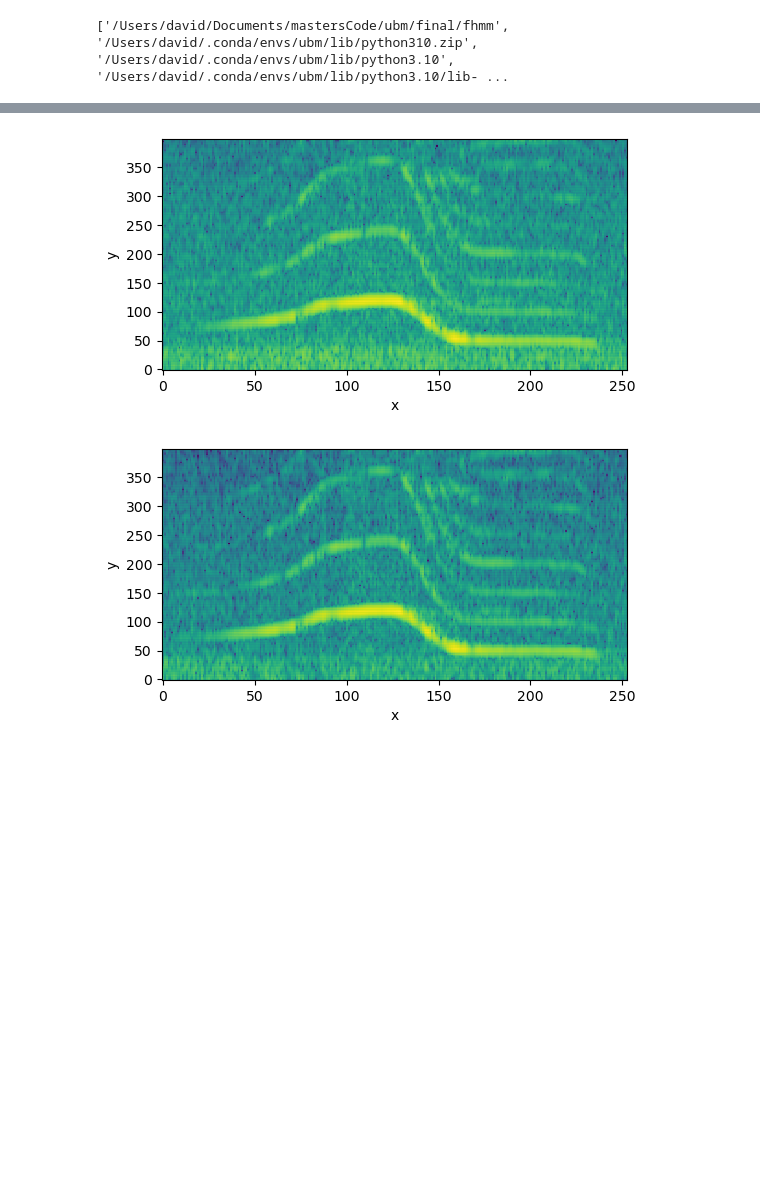
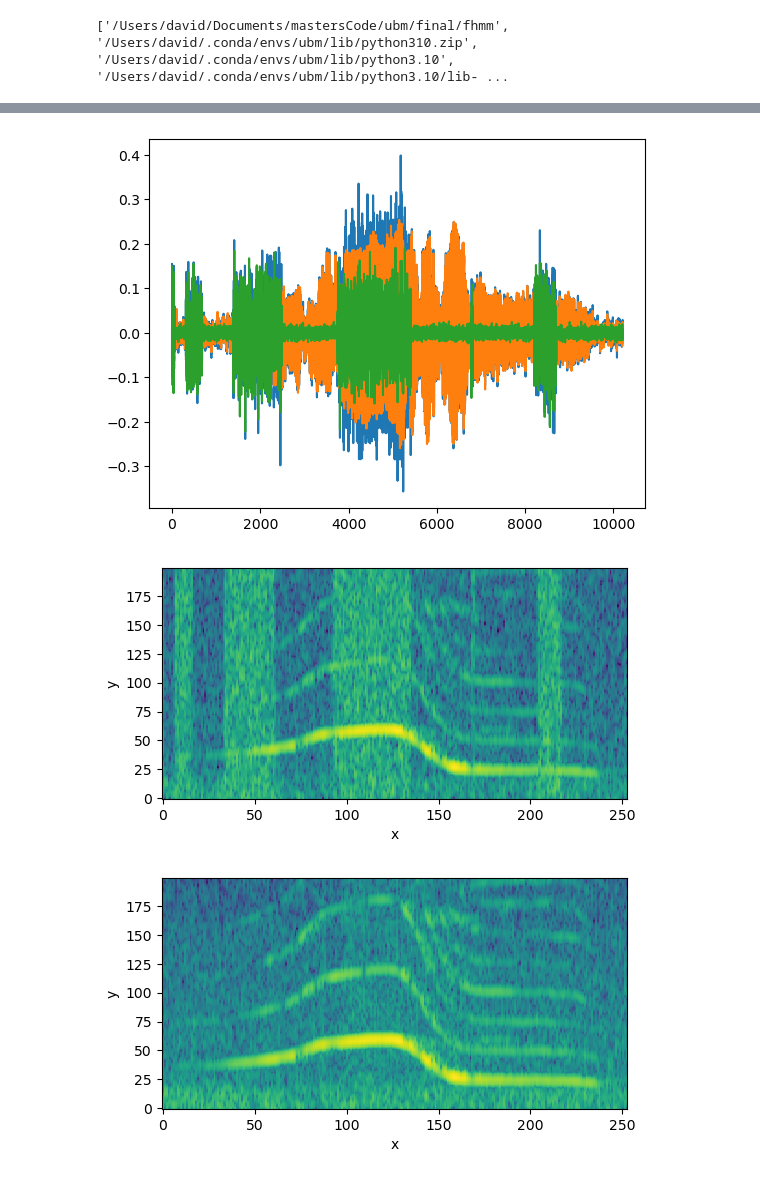
Before and after one commit to Davidjames9610/ubm, a Jupyter notebook: final/fhmm/tut1.ipynb, the cells around one changed output, grey strips where cells are left out. Cells and saved outputs as stored; diff of their text form; code cells hidden in the pictures; blank space fills up the shorter version.

```diff
--- a/final/fhmm/tut1.ipynb
+++ b/final/fhmm/tut1.ipynb
@@ -49,7 +49,8 @@ audio_normalised = util.normalize(get_data_whale.audio)
 from spafe.features import mfcc, lfcc
 from spafe.utils.preprocessing import zero_handling
 
-nfilts = 400
+nfilts = 200
+nfft = 1024
 
 # create labels and data
 whale_samples = []
@@ -60,7 +61,7 @@ for i in range(len(get_data_whale.annotations.annotations)):
     annot = get_data_whale.annotations.annotations[i]
     sample = audio_normalised[annot.start:annot.end]
     whale_samples.append(sample)
-    feat, _ = lfcc.linear_spectrogram(sig=sample, fs=audio_fs, nfilts=nfilts, nfft=512)
+    feat, _ = lfcc.linear_spectrogram(sig=sample, fs=audio_fs, nfilts=nfilts, nfft=nfft)
     features_no_zero = zero_handling(feat)
     log_features = np.log(features_no_zero)
     whale_features.append(log_features)
@@ -69,7 +70,7 @@ for i in range(len(get_data_noise.annotations.annotations)):
     annot = get_data_noise.annotations.annotations[i]
     sample = audio_normalised[annot.start:annot.end]
     noise_samples.append(sample)
-    feat, _ = lfcc.linear_spectrogram(sig=sample, fs=audio_fs, nfilts=nfilts, nfft=512)
+    feat, _ = lfcc.linear_spectrogram(sig=sample, fs=audio_fs, nfilts=nfilts, nfft=nfft)
     features_no_zero = zero_handling(feat)
     log_features = np.log(features_no_zero)
     noise_features.append(log_features)
@@ -113,6 +103,6 @@ GaussianHMM(n_components=2)
 # %%
-def get_feature(sample, fs, nfilts=400):
-    feat, _ = lfcc.linear_spectrogram(sig=sample, fs=fs, nfilts=nfilts, nfft=512)
+def get_feature(sample, fs, nfilts, nfft):
+    feat, _ = lfcc.linear_spectrogram(sig=sample, fs=fs, nfilts=nfilts, nfft=nfft)
     features_no_zero = zero_handling(feat)
     log_features = np.log(features_no_zero)
     return log_features
@@ -118,0 +145,9 @@ def get_feature(sample, fs, nfilts=400):
+# %%
+import noisey
+importlib.reload(noisey)
+snr_1 = 2
+snr_2 = 20
+gauss_noise, ss = generate_gaussian_noise(len(whale_samples[2]), noisey.get_noise_avg_watts(whale_samples[2], snr_1), noisey.get_noise_avg_watts(whale_samples[2], snr_2))
+plt.plot(gauss_noise)
+plt.show()
+plt.plot(ss)
@@ -119,9 +158,14 @@ def get_feature(sample, fs, nfilts=400):
 # %%
-combined_time_domain = whale_samples[2] + (noise_samples[20][0:len(whale_samples[2])])
-# plt.plot(combined_time_domain)
-combined_features = get_feature(combined_time_domain, audio_fs)
+combined_time_domain = whale_samples[2] + gauss_noise.flatten()
+
+plt.plot(combined_time_domain)
+plt.plot(whale_samples[2])
+plt.plot(gauss_noise)
+
+combined_features = get_feature(combined_time_domain, audio_fs, nfilts=nfilts, nfft=nfft)
 vis_helper(combined_features)
 vis_helper(whale_features[2])
 # %% [output]
-[figure, old version]
+[figure, new version]
-[figure, old version]
+[figure, new version]
+[figure, added]
```
Also changed, not shown: parts of 23 cells of this notebook, 1 other file.
